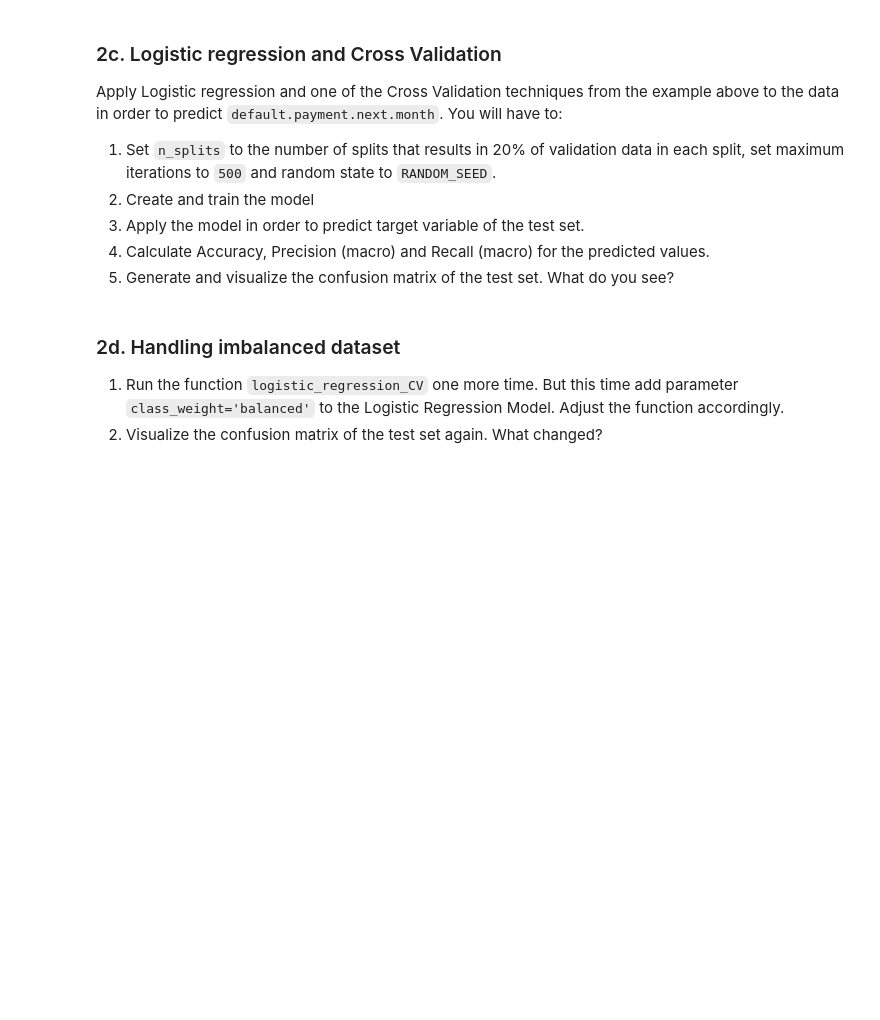
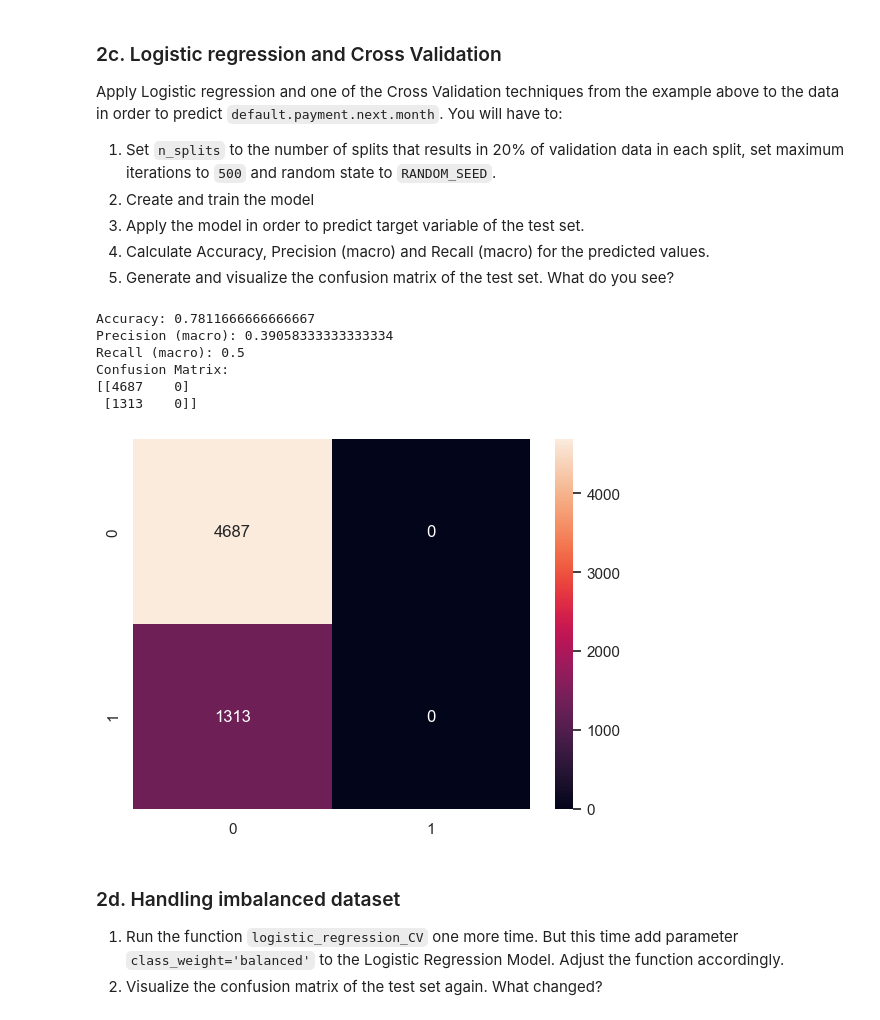
Before and after one commit to tumxo/mldm_hs22, a Jupyter notebook: labs/L05_Supervised_Learning_LAB_ASSIGNMENT.ipynb, the cells around one changed output. Drawn from its saved outputs; the diff is of its cells as text; code cells hidden in the pictures; blank space fills up the shorter version.

```diff
--- a/labs/L05_Supervised_Learning_LAB_ASSIGNMENT.ipynb
+++ b/labs/L05_Supervised_Learning_LAB_ASSIGNMENT.ipynb
@@ -281,0 +289,8 @@ Apply Standardization to the data. You could either use the functions you create
+# %%
+from sklearn.preprocessing import StandardScaler
+
+scaler = StandardScaler().fit(X_train_notBalanced)
+X_train_standard = scaler.transform(X_train_notBalanced)
+X_test_standard = scaler.transform(X_test)
+print(X_train_standard.shape)
+print(X_test_standard.shape)
@@ -290,23 +308,43 @@ Apply Logistic regression and one of the Cross Validation techniques from the ex
 # %%
 from sklearn.linear_model import LogisticRegressionCV
 
-def logistic_regression_CV(n_splits, cv_technique):
-  ...
-  return y_pred
+def logistic_regression_CV(n_splits, cv_technique, class_weight = None):
+    cv = cv_technique(n_splits)
+    clf = LogisticRegressionCV(cv=cv, random_state=RANDOM_SEED, class_weight=class_weight, max_iter=500).fit(X_train_standard, y_train_notBalanced)
+    y_pred = clf.predict(X_test_standard)
+    return y_pred
 # %%
+from sklearn.metrics import accuracy_score, precision_score, recall_score, confusion_matrix
+
 def return_statistics(y_true, y_pred):
-  accuracy = ...
-  precision = ...
-  recall = ...
+    accuracy = accuracy_score(y_true,y_pred)
+    precision = precision_score(y_true,y_pred,average='macro')
+    recall = recall_score(y_true,y_pred,average='macro')
 
-  print(f"Accuracy: {accuracy}")
-  print(f"Precision (macro): {precision}")
-  print(f"Recall (macro): {recall}")
+    print(f"Accuracy: {accuracy}")
+    print(f"Precision (macro): {precision}")
+    print(f"Recall (macro): {recall}")
 
-  #visualise confusion matrix
+    #visualise confusion matrix
+    print(f"Confusion Matrix:")
+    con_m = confusion_matrix(y_true, y_pred)
+
+    print(con_m)
+    sns.heatmap(con_m, annot=True, fmt="d")
 # %%
-y_pred = logistic_regression_CV(...)
+
+n_splits = 5
+
+y_pred = logistic_regression_CV(n_splits, StratifiedKFold)
 return_statistics(y_test, y_pred)
+# %% [output]
+Accuracy: 0.7811666666666667
+Precision (macro): 0.39058333333333334
+Recall (macro): 0.5
+Confusion Matrix:
+[[4687    0]
+ [1313    0]]
+[figure, added]
 # %% [markdown]
 ### 2d. Handling imbalanced dataset
 1. Run the function `logistic_regression_CV` one more time. But this time add parameter `class_weight='balanced'` to the Logistic Regression Model. Adjust the function accordingly.
```
Also changed, not shown: parts of 11 cells of this notebook.
